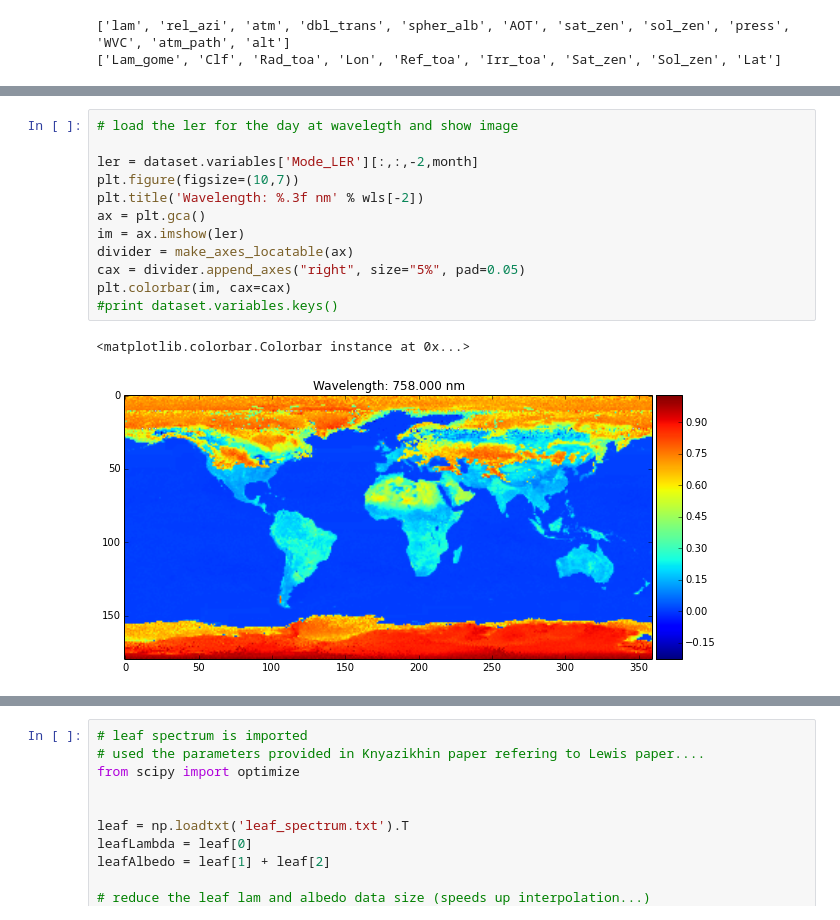
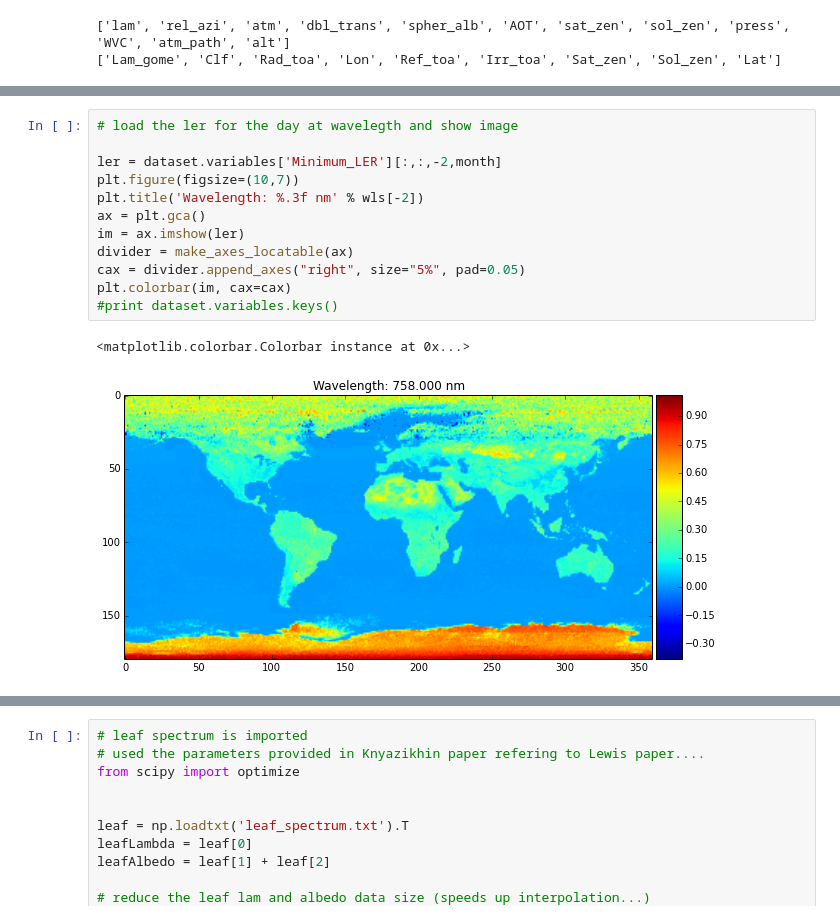
Before and after one commit to malapradej/Fluorescence_PhD, a Jupyter notebook: DASF/LUTtest.ipynb, the cells around one changed output, grey strips where cells are left out. Drawn from its saved outputs; the diff is of its cells as text.

```diff
--- a/DASF/LUTtest.ipynb
+++ b/DASF/LUTtest.ipynb
@@ -206,18 +211,18 @@ plt.plot(wls,mode)
 # %%
 # load the ler for the day at wavelegth and show image
 
-ler = dataset.variables['Mode_LER'][:,:,-2,month]
+ler = dataset.variables['Minimum_LER'][:,:,-2,month]
 plt.figure(figsize=(10,7))
 plt.title('Wavelength: %.3f nm' % wls[-2])
 ax = plt.gca()
 im = ax.imshow(ler)
 divider = make_axes_locatable(ax)
 cax = divider.append_axes("right", size="5%", pad=0.05)
 plt.colorbar(im, cax=cax)
 #print dataset.variables.keys()
 # %% [output]
 <matplotlib.colorbar.Colorbar instance at 0x...>
-[figure, old version]
+[figure, new version]
 # %%
 print lut['sat_zen'][n]
 # %% [output]
```
Also changed, not shown: parts of 19 cells of this notebook, 3 other files.
